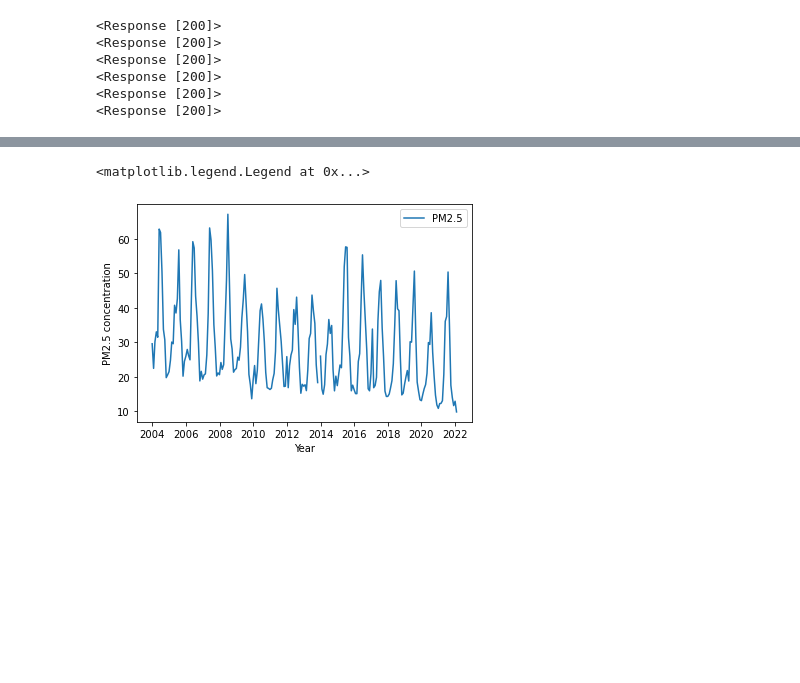
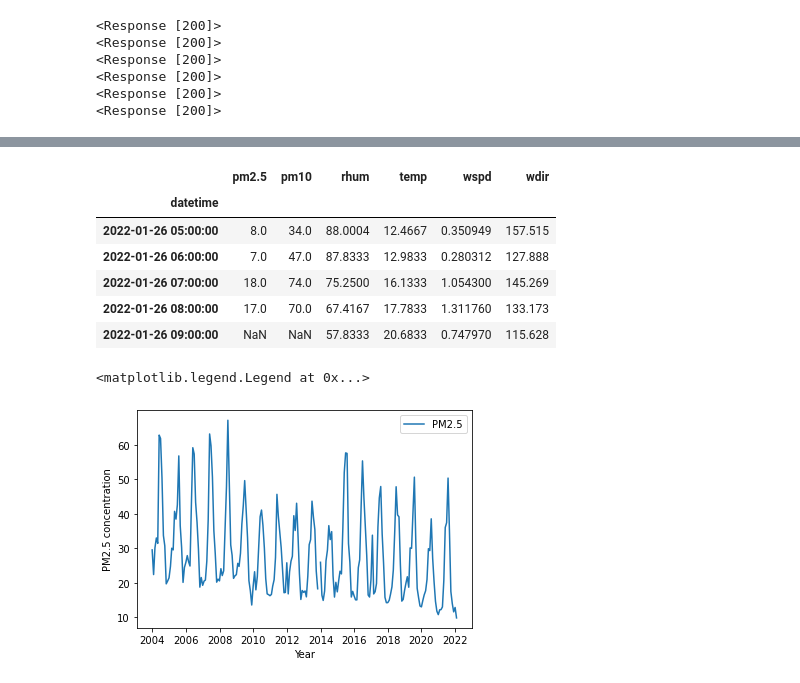
Before and after one commit to chathull/smogcasting, a Jupyter notebook: smogcasting.ipynb, the cells around one changed output, grey strips where cells are left out. Drawn from its saved outputs; the diff is of its cells as text; code cells hidden in the pictures; blank space fills up the shorter version.

```diff
--- a/smogcasting.ipynb
+++ b/smogcasting.ipynb
@@ -157,6 +146,16 @@ print(df_tot.tail(n=15))
 # %%
 # Set datetime column as the index of the dataframe
 df_tot = df_tot.set_index('datetime')
+# %%
+df_tot.tail()
+# %% [output]
+|  | pm2.5 | pm10 | rhum | temp | wspd | wdir |
+| datetime |  |  |  |  |  |  |
+| 2022-01-26 05:00:00 | 8.0 | 34.0 | 88.0004 | 12.4667 | 0.350949 | 157.515 |
+| 2022-01-26 06:00:00 | 7.0 | 47.0 | 87.8333 | 12.9833 | 0.280312 | 127.888 |
+| 2022-01-26 07:00:00 | 18.0 | 74.0 | 75.2500 | 16.1333 | 1.054300 | 145.269 |
+| 2022-01-26 08:00:00 | 17.0 | 70.0 | 67.4167 | 17.7833 | 1.311760 | 133.173 |
+| 2022-01-26 09:00:00 | NaN | NaN | 57.8333 | 20.6833 | 0.747970 | 115.628 |
 # %%
 # Sample plot: resampled (monthly) PM2.5 concentration vs. year
 ##### WE CAN SEE A CLEAR DECREASE AS A FUNCTION OF TIME,
```
Also changed, not shown: parts of 16 cells of this notebook.
